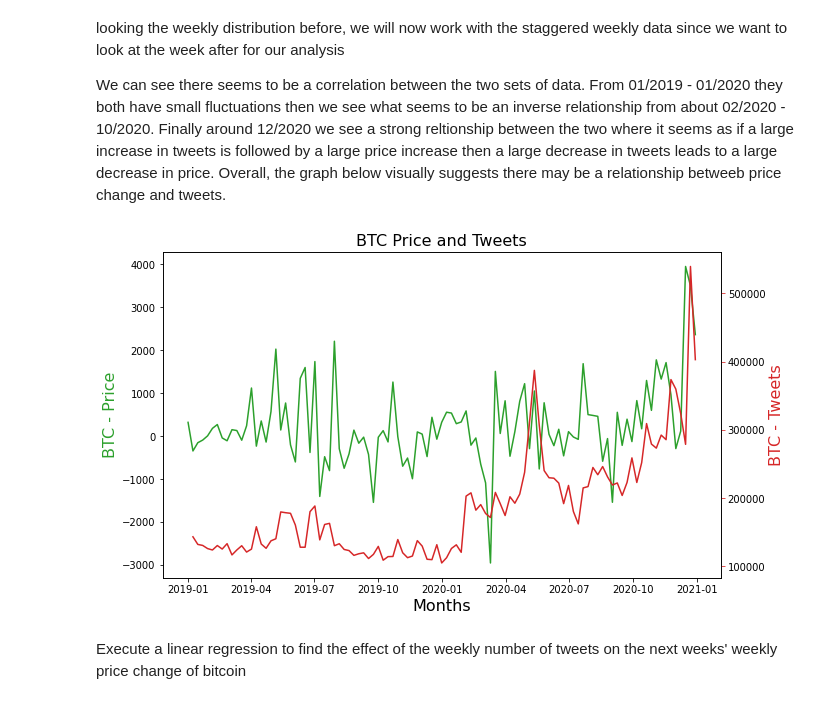
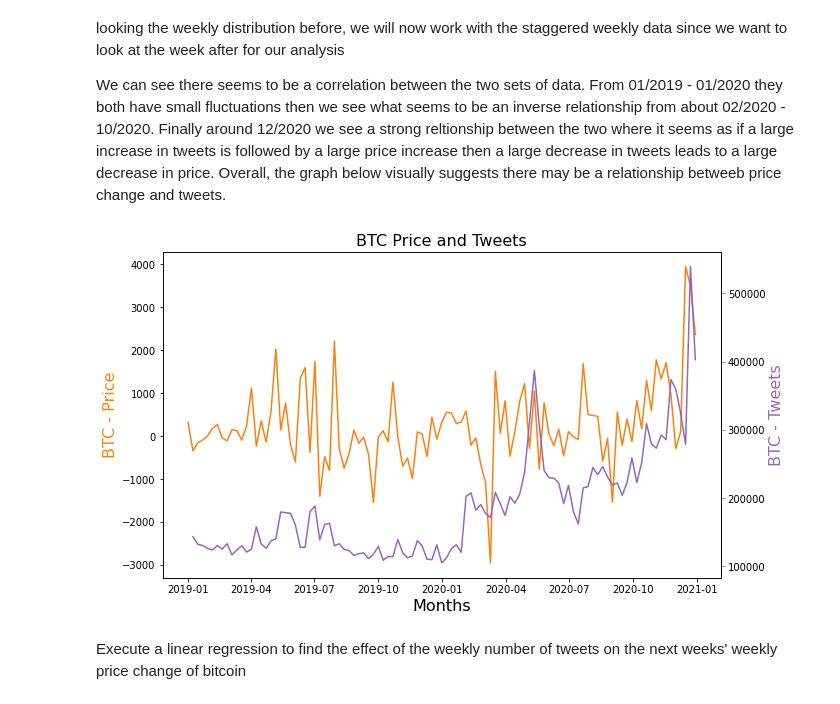
Before and after one commit to c5k1m/COGS108_Bitcoin_Data_Project, a Jupyter notebook: FinalProject_group009.ipynb, the cells around one changed output. Drawn from its saved outputs; the diff is of its cells as text; code cells hidden in the pictures.

```diff
--- a/FinalProject_group009.ipynb
+++ b/FinalProject_group009.ipynb
@@ -448,20 +424,20 @@ btc_tweets_2019_2020_weekly['Tweets'].hist()
  We can see there seems to be a correlation between the two sets of data. From 01/2019 - 01/2020 they both have small fluctuations then we see what seems to be an inverse relationship from  about 02/2020 - 10/2020. Finally around 12/2020 we see a strong reltionship between the two where it seems as if a large increase in tweets is followed by a large price increase then a large decrease in tweets leads to a large decrease in price. Overall, the graph below visually suggests there may be a relationship betweeb price change and tweets.
 # %%
 fig, ax1 = plt.subplots(figsize=(10,6))
-color = 'tab:green'
+color = 'tab:orange'
 ax1.set_title('BTC Price and Tweets', fontsize=16)
 ax1.set_xlabel('Months', fontsize=16)
 ax1.set_ylabel('BTC - Price', fontsize=16, color=color)
 ax2 = sns.lineplot(x ='DateTimeGroup', y ='PriceChange', data=btc_tweets_2019_2020_weekly_staggered, color=color)
 ax1.tick_params(axis='y')
 ax2 = ax1.twinx()
-color = 'tab:red'
+color = 'tab:purple'
 ax2.set_ylabel('BTC - Tweets', fontsize=16, color=color)
 ax2 = sns.lineplot(x ='DateTimeGroup', y ='Tweets', data=btc_tweets_2019_2020_weekly_staggered, color=color)
 ax2.tick_params(axis='y', color=color)
 plt.show()
 # %% [output]
-[figure, old version]
+[figure, new version]
 # %% [markdown]
 Execute a linear regression to find the effect of the weekly number of tweets on the next weeks' weekly price change of bitcoin
 # %%
```
Also changed, not shown: parts of 11 cells of this notebook.
